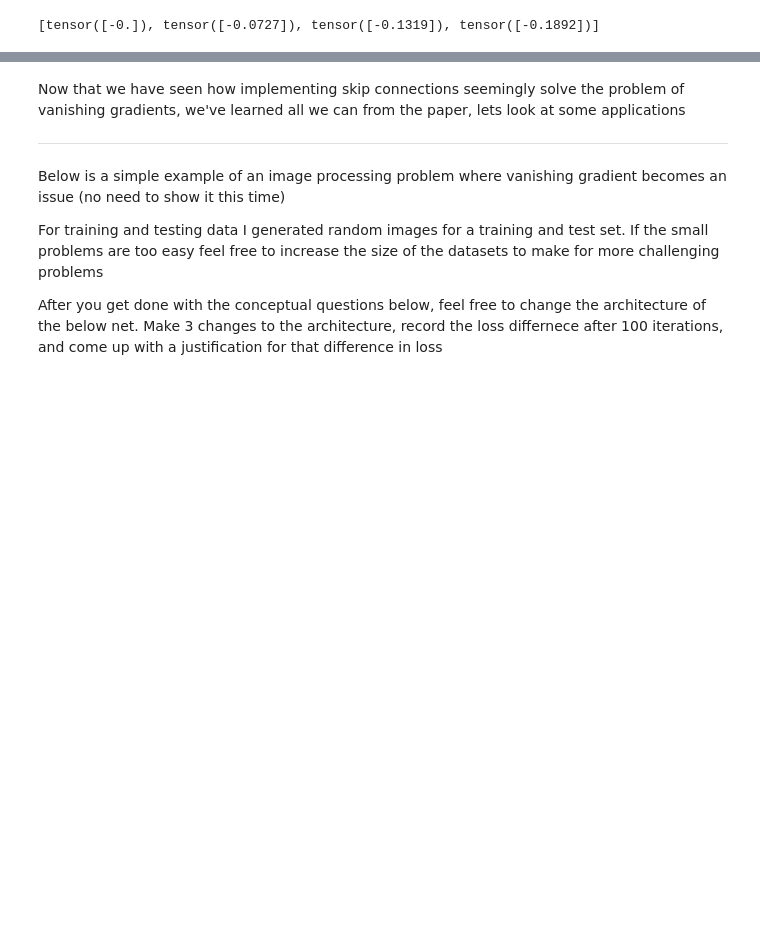
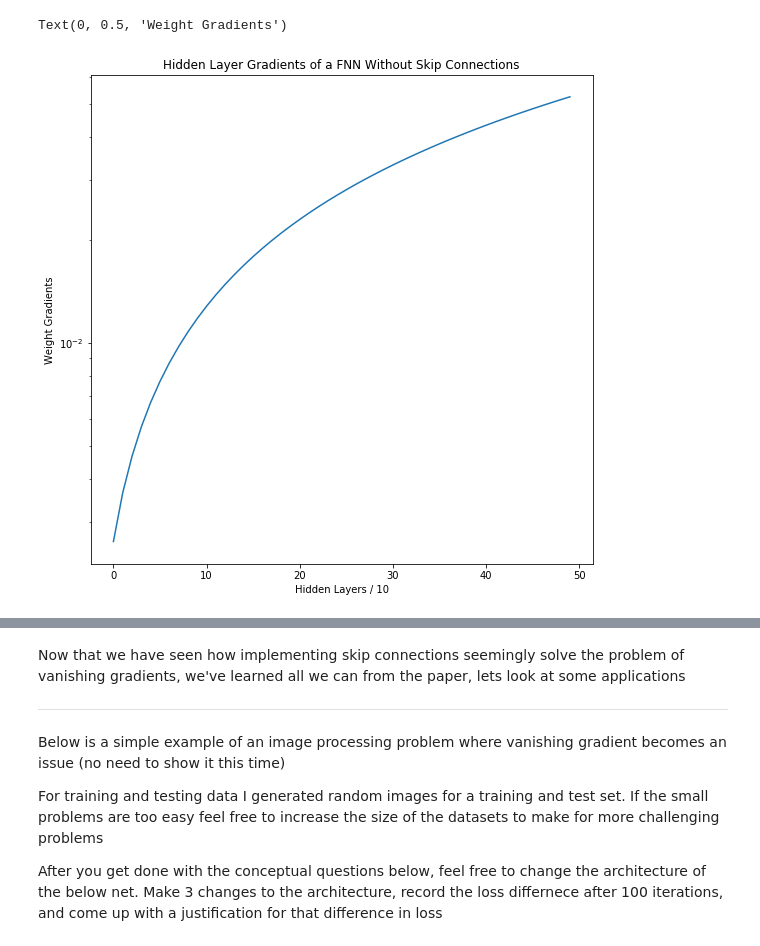
Before and after one commit to frigusgulo/Week_4_RESNET, a Jupyter notebook: resent.ipynb, the cells around one changed output, grey strips where cells are left out. Drawn from its saved outputs; the diff is of its cells as text; code cells hidden in the pictures; blank space fills up the shorter version.

```diff
--- a/resent.ipynb
+++ b/resent.ipynb
@@ -14,13 +15,13 @@ np.random.seed(0)
 ![simpleresnet.png](simpleresnet.png)
 
 This exercies uses a simple implementation of a deep neural network to explore the vanishing gradient problem
+# %%
+# Choose an activation function
+activation = torch.tanh
+
+# Choose a number of iterations
+n = 500
 # %%
-# Choose an activation function
-activation = torch.tanh
-
-# Choose a number of iterations
-n = 4
-
 # Store the feed-forward steps
 w_list = []
 z_list = []
@@ -30,38 +31,48 @@ a_list = []
 z_obs = torch.tensor([1.0])
 
 # Initial value
-x = torch.tensor([10.],requires_grad=True)
+x = torch.randn((1,),requires_grad=True)
 z_prev = x
 
 # Loop over a number of hidden layers
 for i in range(n):
     # New weight
     w_i = torch.tensor([1.0],requires_grad=True)
 
     # Linear transform
     a_i = z_prev*w_i
 
     # Activation
     zprime_i = activation(a_i)
 
     #TODO: replace the line below with one that would add a skip connection
     z_i = zprime_i
-
     # Store forward model stuff
     w_list.append(w_i)
-    z_list.append(zprime_i)
-    a_list.append(a_i)
+    z_list.append(z_prev)
+
 
     # output of layer i becomes input for layer i+1
     z_prev = z_i
 
 # Objective function
-L = 0.5*(z_i - z_obs)**2
+L = torch.sqrt((z_i - z_obs)**2)
 
 # Reverse-mode AD
 L.backward()
 
 # Print each weight's gradient
-print([w_.grad for w_ in w_list])
+w_grad = []
+
+#w_list.reverse()
+for i in range(len(w_list)):
+    grad = torch.abs(w_list[i].grad).tolist()[0]
+    w_grad.append(grad)
+
+plt.semilogy(w_grad[::10])
+plt.title('Hidden Layer Gradients of a FNN Without Skip Connections')
+plt.xlabel('Hidden Layers / 10')
+plt.ylabel('Weight Gradients')
 # %% [output]
-[tensor([-0.]), tensor([-0.0727]), tensor([-0.1319]), tensor([-0.1892])]
+Text(0, 0.5, 'Weight Gradients')
+[figure, added]
```
Also changed, not shown: parts of 4 cells of this notebook.
